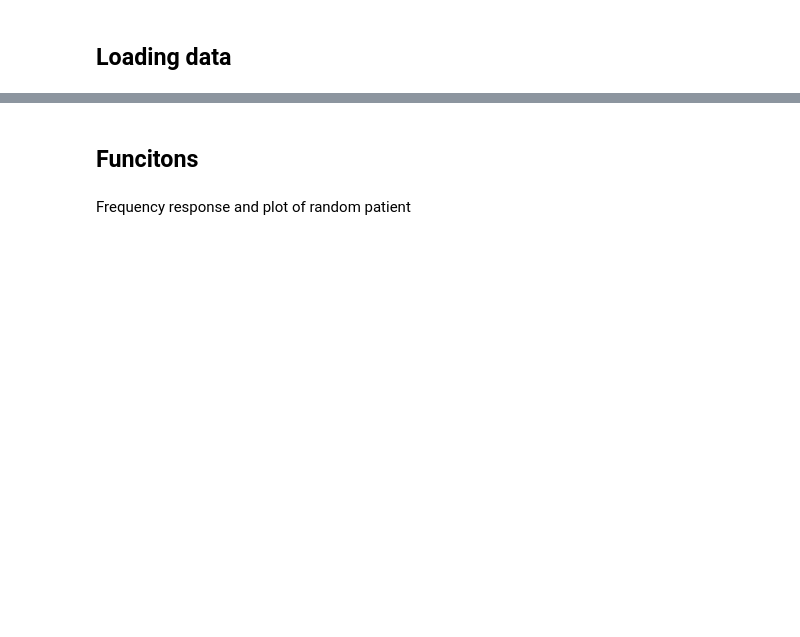
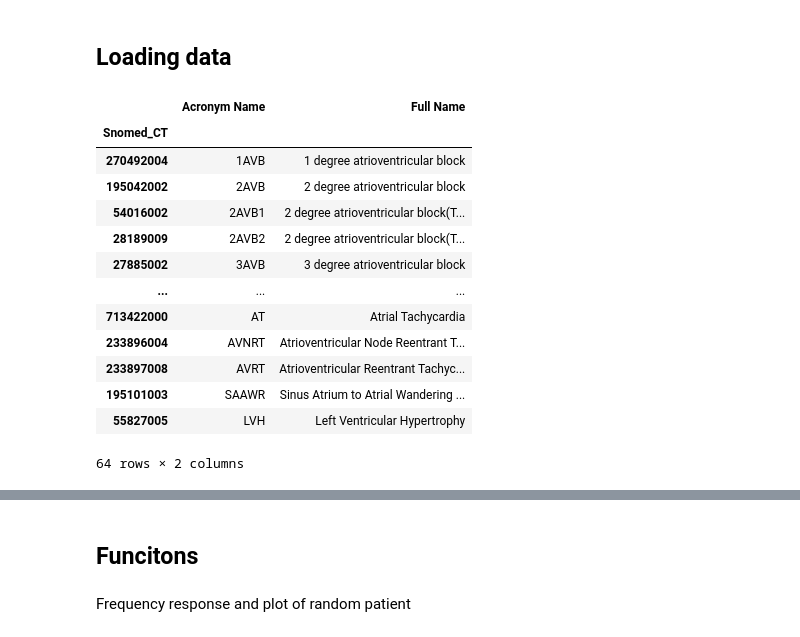
Before and after one commit to marcpalo1999/ECG_prediction, a Jupyter notebook: ECG_prediction.ipynb, the cells around one changed output, grey strips where cells are left out. Drawn from its saved outputs; the diff is of its cells as text; code cells hidden in the pictures; blank space fills up the shorter version.

```diff
--- a/ECG_prediction.ipynb
+++ b/ECG_prediction.ipynb
@@ -25,10 +26,12 @@ dataset_dir = './a-large-scale-12-lead-electrocardiogram-database-for-arrhythmia
 g_leads = ['I','II','III','aVR','aVL','aVF','V1','V2','V3','V4','V5','V6']
 fs = 500
 # %%
-# disease_map.loc[28189009, 'Full Name']
-def disease_map_func(diagnosis):
-    disease_map_path = './a-large-scale-12-lead-electrocardiogram-database-for-arrhythmia-study-1.0.0/ConditionNames_SNOMED-CT.csv'
-    disease_map = pd.read_csv(disease_map_path)
+disease_map_path = './a-large-scale-12-lead-electrocardiogram-database-for-arrhythmia-study-1.0.0/ConditionNames_SNOMED-CT.csv'
+disease_map = pd.read_csv(disease_map_path)
+disease_map = disease_map.set_index('Snomed_CT')
+def disease_map_func(diagnosis, disease_map = disease_map):
+
+
     diagnosis = [disease_map.loc[int(code), "Full Name"] for code in diagnosis.split(',')]
     return diagnosis
 # %%
@@ -72,5 +73,22 @@ for filename in os.listdir(dataset_dir):
             "age": age,
             "sex": sex
         }
+# %%
+disease_map
+# %% [output]
+|  | Acronym Name | Full Name |
+| Snomed_CT |  |  |
+| 270492004 | 1AVB | 1 degree atrioventricular block |
+| 195042002 | 2AVB | 2 degree atrioventricular block |
+| 54016002 | 2AVB1 | 2 degree atrioventricular block(T... |
+| 28189009 | 2AVB2 | 2 degree atrioventricular block(T... |
+| 27885002 | 3AVB | 3 degree atrioventricular block |
+| ... | ... | ... |
+| 713422000 | AT | Atrial Tachycardia |
+| 233896004 | AVNRT | Atrioventricular Node Reentrant T... |
+| 233897008 | AVRT | Atrioventricular Reentrant Tachyc... |
+| 195101003 | SAAWR | Sinus Atrium to Atrial Wandering ... |
+| 55827005 | LVH | Left Ventricular Hypertrophy |
+64 rows × 2 columns
 # %%
 patient_data
```
Also changed, not shown: parts of 18 cells of this notebook, 1 other file.
